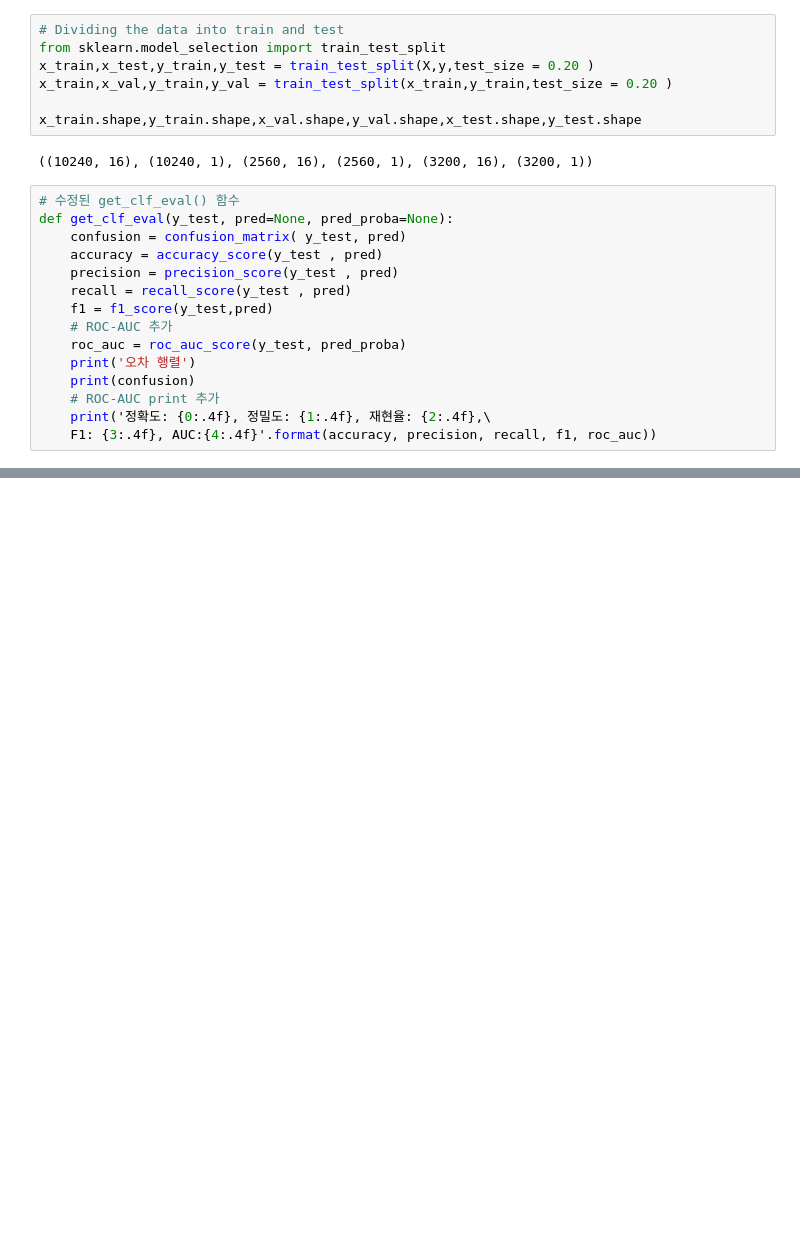
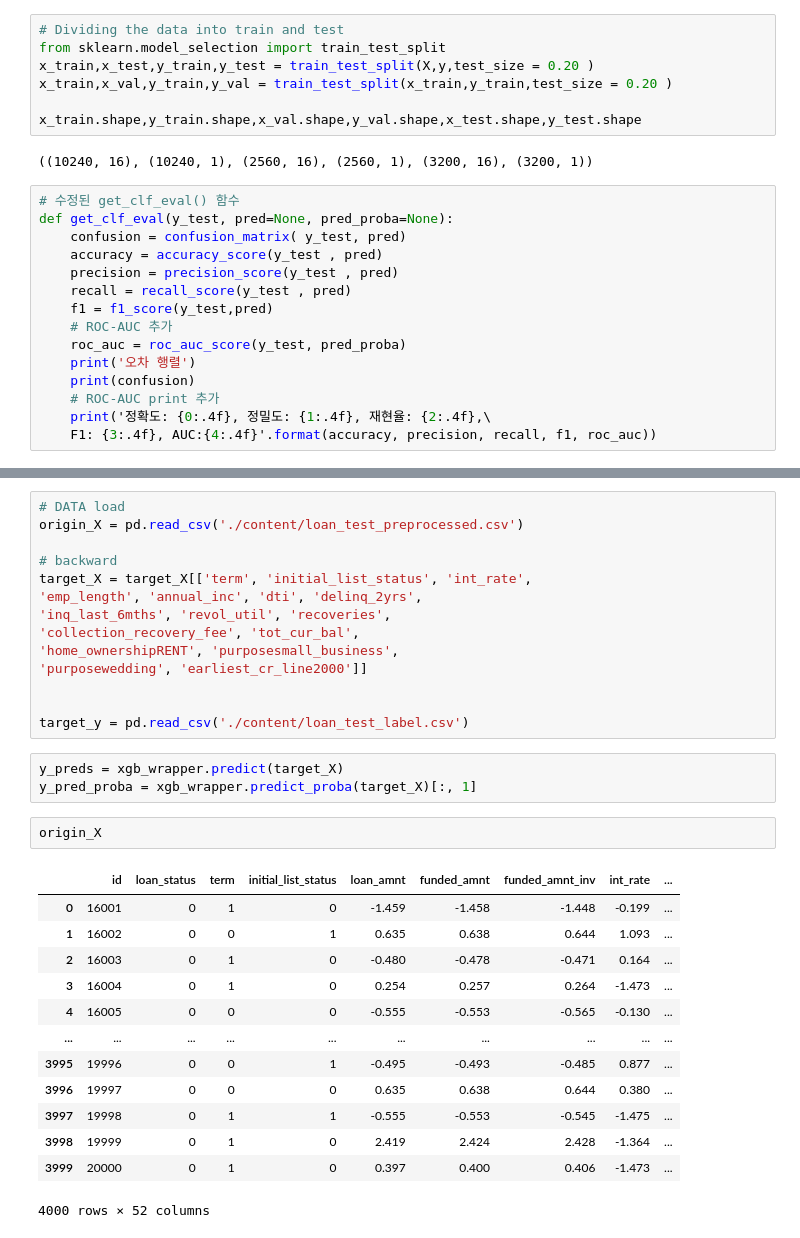
Before and after one commit to sjskoko/Investment_engineering, a Jupyter notebook: xgboost.ipynb, the cells around one changed output, grey strips where cells are left out. Saved outputs shown, nothing was run; the diff lists cells and outputs as text; blank space fills up the shorter version.

```diff
--- a/xgboost.ipynb
+++ b/xgboost.ipynb
@@ -97,0 +119,33 @@ get_clf_eval(y_test, y_preds, y_pred_proba)
+# %%
+# DATA load
+origin_X = pd.read_csv('./content/loan_test_preprocessed.csv')
+
+# backward
+target_X = target_X[['term', 'initial_list_status', 'int_rate',
+'emp_length', 'annual_inc', 'dti', 'delinq_2yrs',
+'inq_last_6mths', 'revol_util', 'recoveries',
+'collection_recovery_fee', 'tot_cur_bal',
+'home_ownershipRENT', 'purposesmall_business',
+'purposewedding', 'earliest_cr_line2000']]
+
+
+target_y = pd.read_csv('./content/loan_test_label.csv')
+# %%
+y_preds = xgb_wrapper.predict(target_X)
+y_pred_proba = xgb_wrapper.predict_proba(target_X)[:, 1]
+# %%
+origin_X
+# %% [output]
+|  | id | loan_status | term | initial_list_status | loan_amnt | funded_amnt | funded_amnt_inv | int_rate | ... |
+| 0 | 16001 | 0 | 1 | 0 | -1.459 | -1.458 | -1.448 | -0.199 | ... |
+| 1 | 16002 | 0 | 0 | 1 | 0.635 | 0.638 | 0.644 | 1.093 | ... |
+| 2 | 16003 | 0 | 1 | 0 | -0.480 | -0.478 | -0.471 | 0.164 | ... |
+| 3 | 16004 | 0 | 1 | 0 | 0.254 | 0.257 | 0.264 | -1.473 | ... |
+| 4 | 16005 | 0 | 0 | 0 | -0.555 | -0.553 | -0.565 | -0.130 | ... |
+| ... | ... | ... | ... | ... | ... | ... | ... | ... | ... |
+| 3995 | 19996 | 0 | 0 | 1 | -0.495 | -0.493 | -0.485 | 0.877 | ... |
+| 3996 | 19997 | 0 | 0 | 0 | 0.635 | 0.638 | 0.644 | 0.380 | ... |
+| 3997 | 19998 | 0 | 1 | 1 | -0.555 | -0.553 | -0.545 | -1.475 | ... |
+| 3998 | 19999 | 0 | 1 | 0 | 2.419 | 2.424 | 2.428 | -1.364 | ... |
+| 3999 | 20000 | 0 | 1 | 0 | 0.397 | 0.400 | 0.406 | -1.473 | ... |
+4000 rows × 52 columns
```
Also changed, not shown: parts of 9 cells of this notebook, 4 other files.
